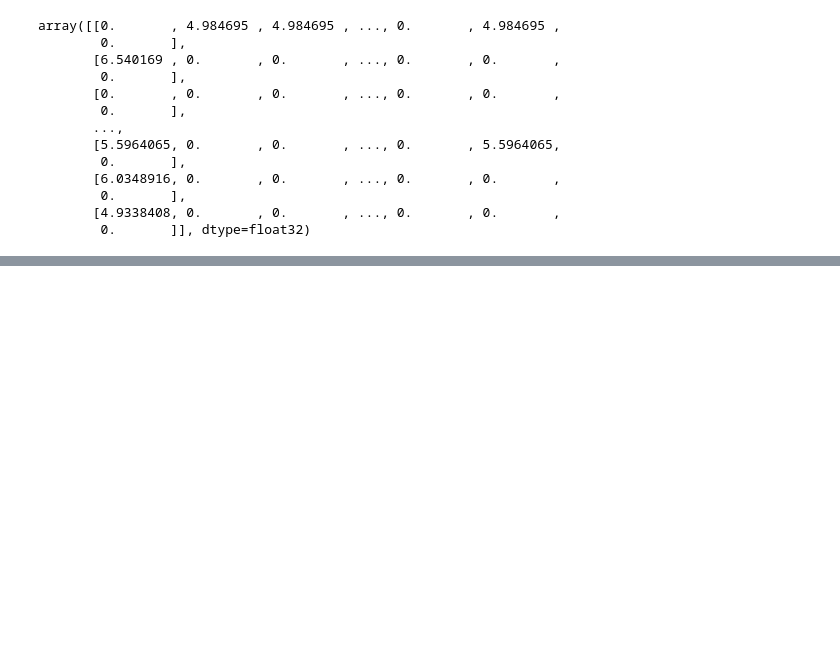
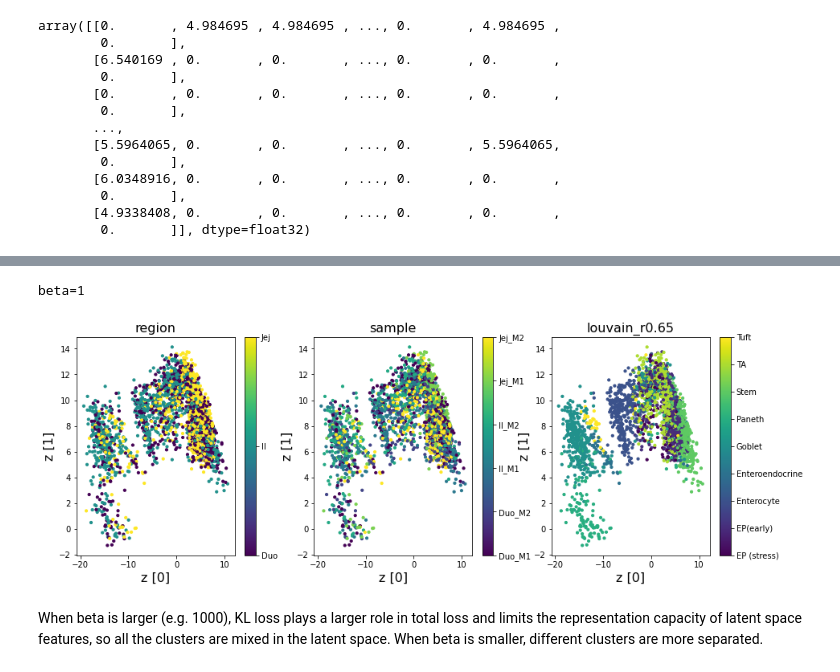
Before and after one commit to xiongliyang219/scRNA_practice, a Jupyter notebook: VAE/VAE_example.ipynb, the cells around one changed output, grey strips where cells are left out. Drawn from its saved outputs; the diff is of its cells as text; code cells hidden in the pictures; blank space fills up the shorter version.

```diff
--- a/VAE/VAE_example.ipynb
+++ b/VAE/VAE_example.ipynb
@@ -87,0 +200,13 @@ for i, obs in zip([0, 1, 2], ['region', 'sample', 'louvain_r0.65']):
+# %%
+vae1.call(inputs)
+
+layer_names=[layer.name for layer in vae1.layers]
+latent_layer = K.function(inputs=[vae1.layers[0].input],
+                          outputs=[vae1.get_layer(layer_names[0]).output])
+print("beta=1")
+plot_latent(latent_layer)
+# %% [output]
+beta=1
+[figure, added]
+# %% [markdown]
+When beta is larger (e.g. 1000), KL loss plays a larger role in total loss and limits the representation capacity of latent space features, so all the clusters are mixed in the latent space. When beta is smaller, different clusters are more separated.
```
Also changed, not shown: parts of 9 cells of this notebook, 1 other file.
